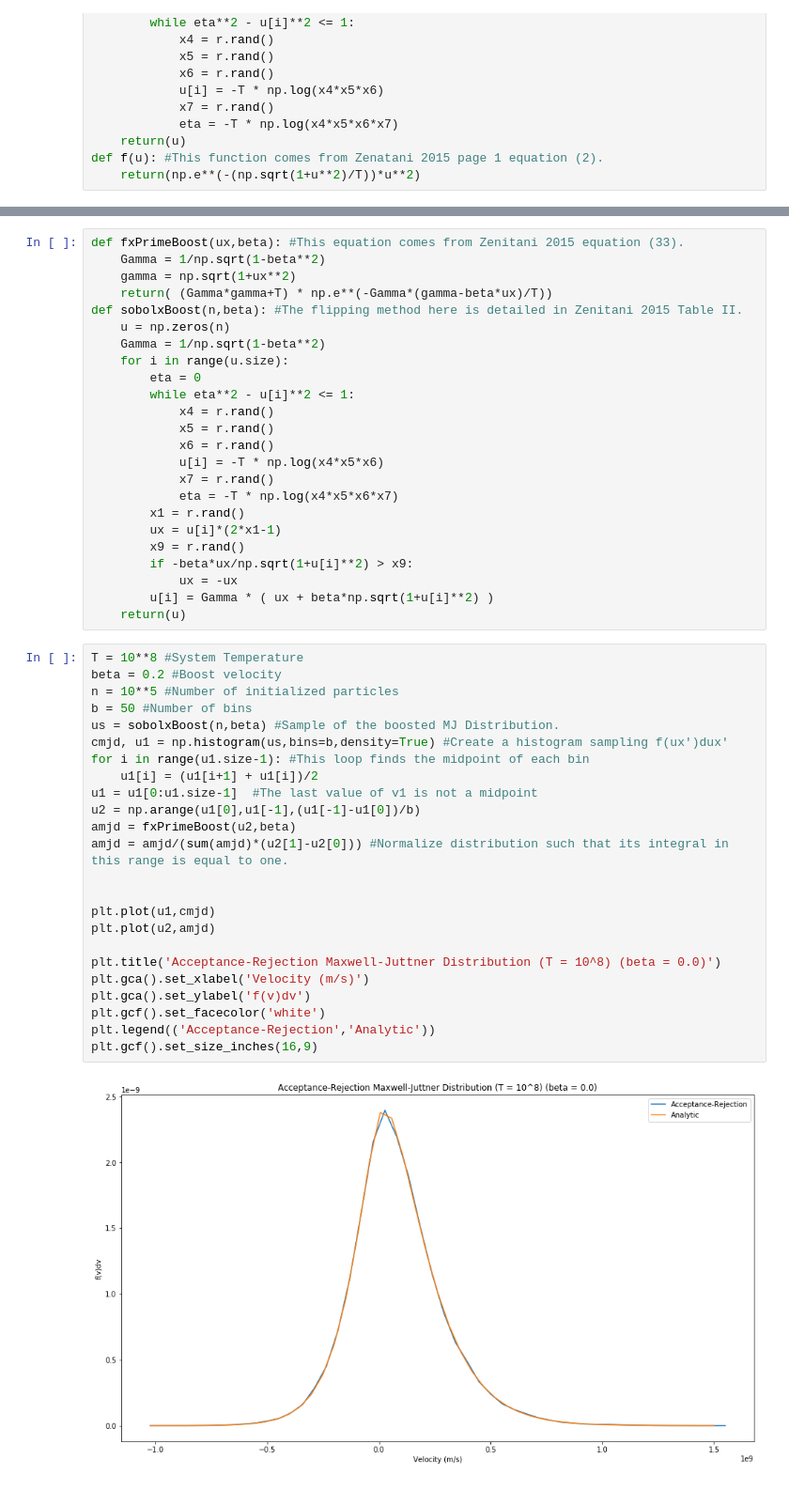
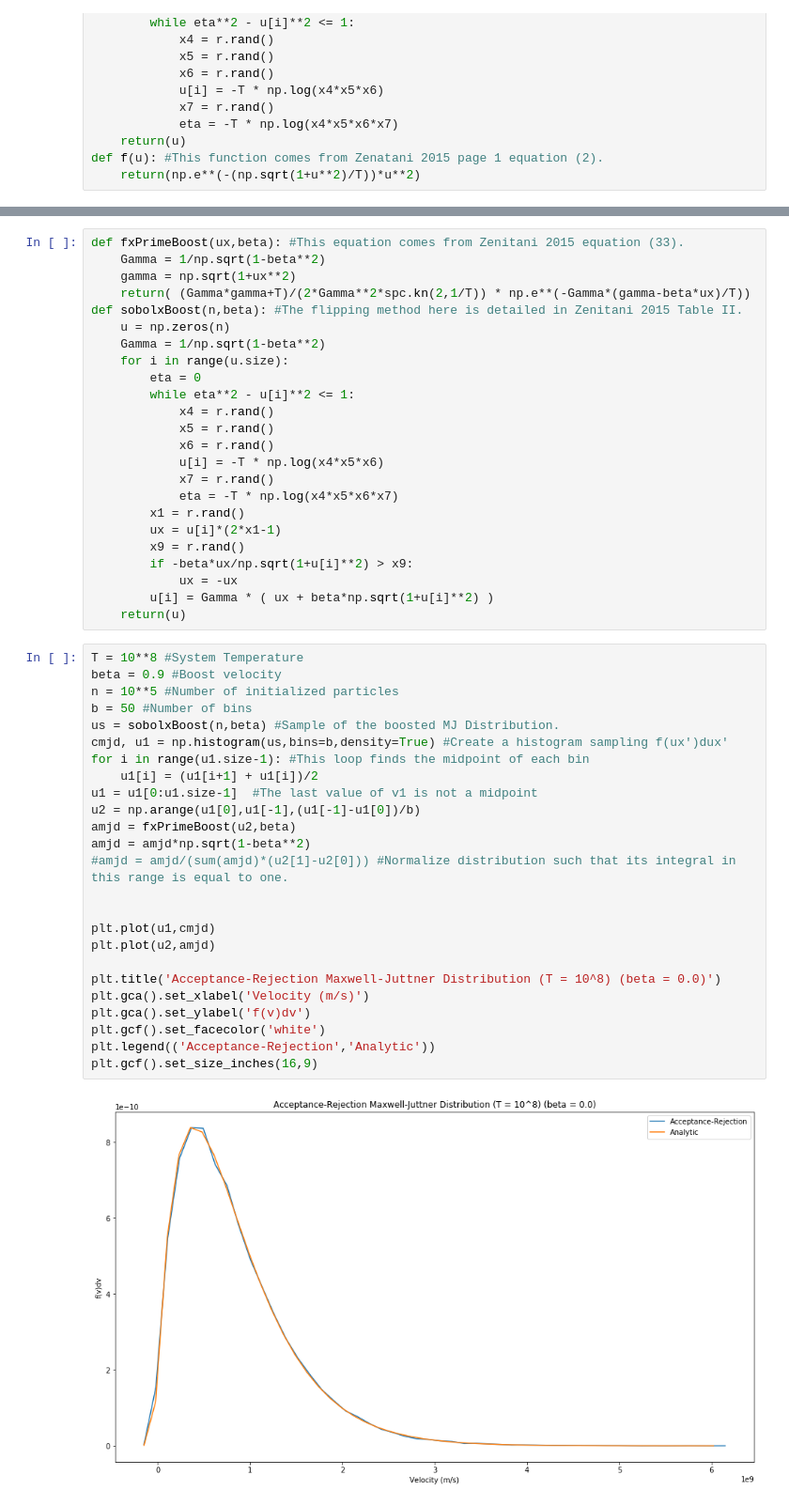
Before and after one commit to cameronjy/Magnetic_reconnection, a Jupyter notebook: Tools/MJD_Zenitani.ipynb, the cells around one changed output, grey strips where cells are left out. Shown at 94% size. Cells and saved outputs as stored; diff of their text form.

```diff
--- a/Tools/MJD_Zenitani.ipynb
+++ b/Tools/MJD_Zenitani.ipynb
@@ -56,7 +56,7 @@ plt.gcf().set_size_inches(16,9)
 def fxPrimeBoost(ux,beta): #This equation comes from Zenitani 2015 equation (33).
     Gamma = 1/np.sqrt(1-beta**2)
     gamma = np.sqrt(1+ux**2)
-    return( (Gamma*gamma+T) * np.e**(-Gamma*(gamma-beta*ux)/T))
+    return( (Gamma*gamma+T)/(2*Gamma**2*spc.kn(2,1/T)) * np.e**(-Gamma*(gamma-beta*ux)/T))
 def sobolxBoost(n,beta): #The flipping method here is detailed in Zenitani 2015 Table II.
     u = np.zeros(n)
     Gamma = 1/np.sqrt(1-beta**2)
@@ -78,27 +78,28 @@ def sobolxBoost(n,beta): #The flipping method here is detailed in Zenitani 2015
     return(u)
 # %%
 T = 10**8 #System Temperature
-beta = 0.2 #Boost velocity
+beta = 0.9 #Boost velocity
 n = 10**5 #Number of initialized particles
 b = 50 #Number of bins
 us = sobolxBoost(n,beta) #Sample of the boosted MJ Distribution.
 cmjd, u1 = np.histogram(us,bins=b,density=True) #Create a histogram sampling f(ux')dux'
 for i in range(u1.size-1): #This loop finds the midpoint of each bin
     u1[i] = (u1[i+1] + u1[i])/2
 u1 = u1[0:u1.size-1]  #The last value of v1 is not a midpoint
 u2 = np.arange(u1[0],u1[-1],(u1[-1]-u1[0])/b)
 amjd = fxPrimeBoost(u2,beta)
-amjd = amjd/(sum(amjd)*(u2[1]-u2[0])) #Normalize distribution such that its integral in this range is equal to one.
+amjd = amjd*np.sqrt(1-beta**2)
+#amjd = amjd/(sum(amjd)*(u2[1]-u2[0])) #Normalize distribution such that its integral in this range is equal to one.
 
 
 plt.plot(u1,cmjd)
 plt.plot(u2,amjd)
 
 plt.title('Acceptance-Rejection Maxwell-Juttner Distribution (T = 10^8) (beta = 0.0)')
 plt.gca().set_xlabel('Velocity (m/s)')
 plt.gca().set_ylabel('f(v)dv')
 plt.gcf().set_facecolor('white')
 plt.legend(('Acceptance-Rejection','Analytic'))
 plt.gcf().set_size_inches(16,9)
 # %% [output]
-[figure, old version]
+[figure, new version]
```
Also changed, not shown: parts of 2 cells of this notebook, 9 other files.
